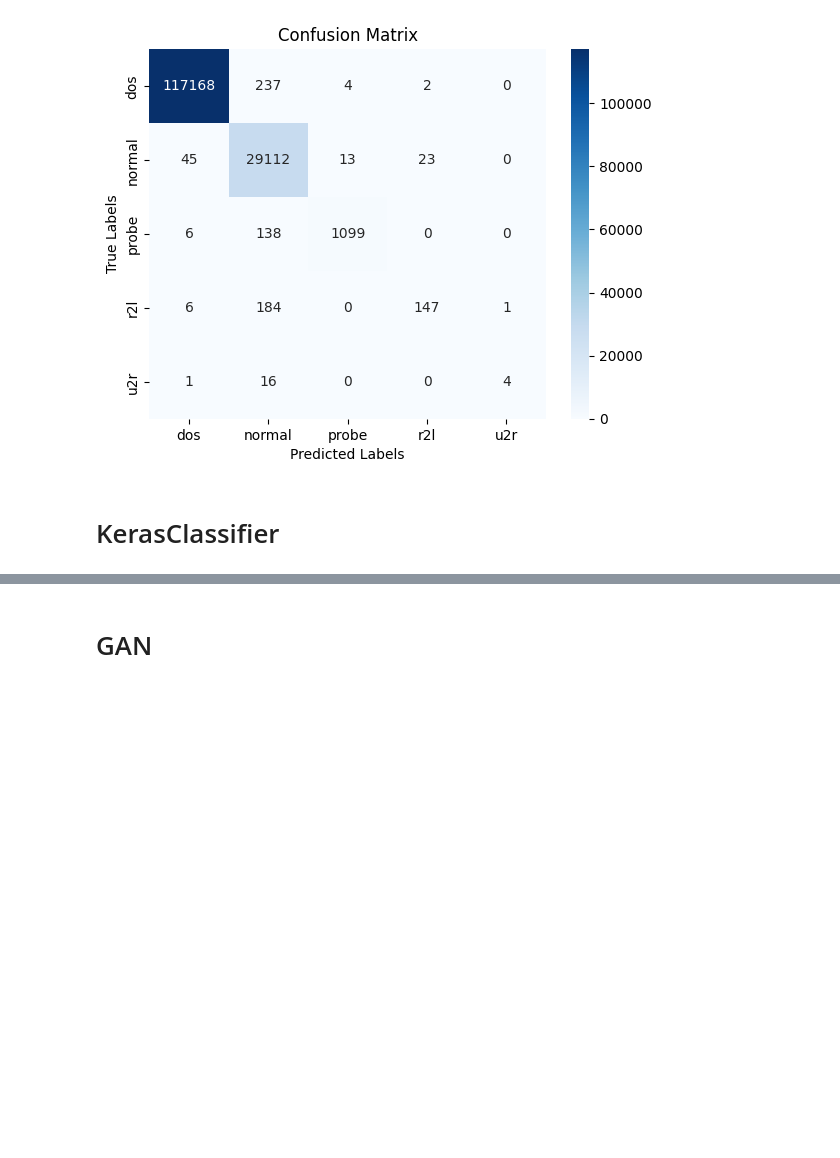
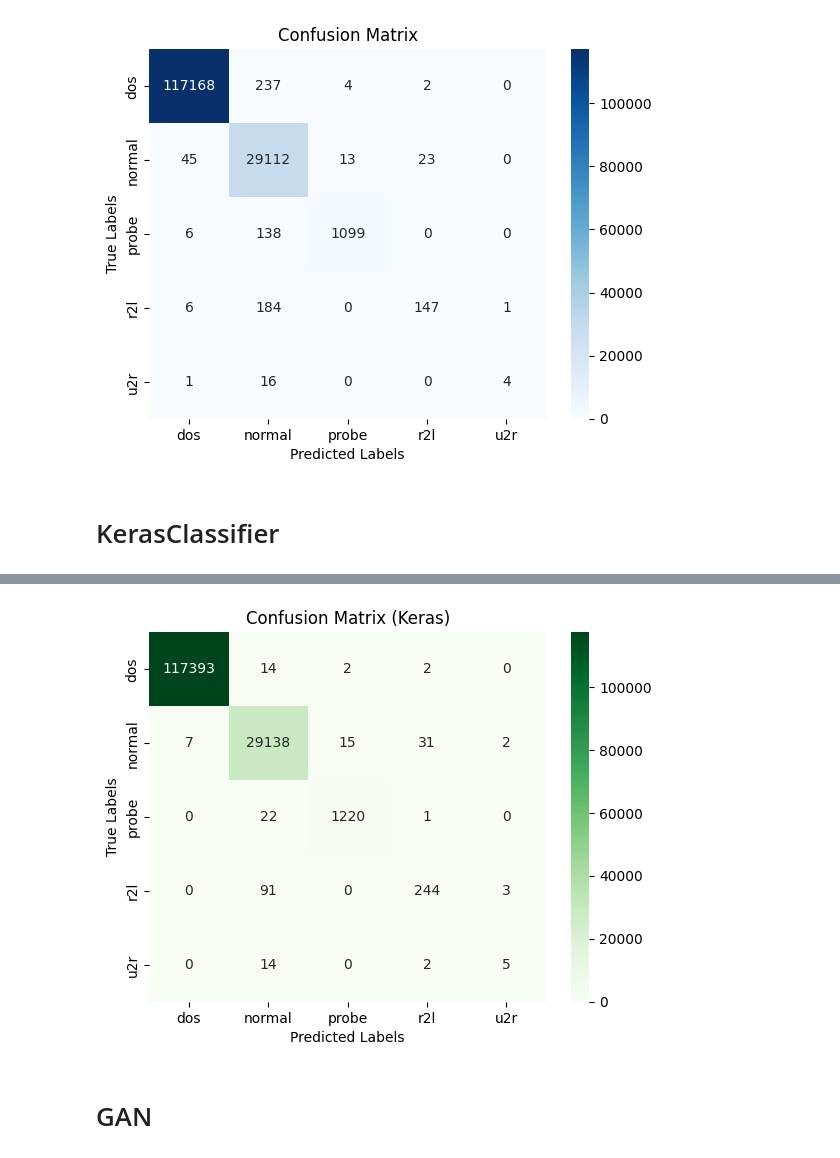
Before and after one commit to Pakapakk/Network_Traffic_Anomaly_Detection, a Jupyter notebook: anomaly_detection.ipynb, the cells around one changed output, grey strips where cells are left out. Saved outputs shown, nothing was run; the diff lists cells and outputs as text; code cells hidden in the pictures; blank space fills up the shorter version.

Commit message:
Add keras training

```diff
--- a/anomaly_detection.ipynb
+++ b/anomaly_detection.ipynb
@@ -399,0 +425,11 @@ plt.show()
+# %%
+# Compile the model
+model.compile(loss='sparse_categorical_crossentropy',  # Use sparse_categorical_crossentropy
+              optimizer='adam',
+              metrics=['accuracy'])
+# %%
+# Train the model
+start_time = time.time()
+model.fit(X_train_scaled, Y_train_encoded, epochs=10, batch_size=32, validation_split=0.1) # adjust epochs and batch_size
+end_time = time.time()
+print("Training time:", end_time - start_time)
@@ -399,0 +461,5 @@ plt.show()
+# %%
+# Make predictions
+Y_pred_keras = model.predict(X_test_scaled)
+Y_pred_keras_classes = np.argmax(Y_pred_keras, axis=1)
+Y_pred_keras_labels = le.inverse_transform(Y_pred_keras_classes)
@@ -400,3 +483,15 @@ plt.show()
+# %%
+cm_keras = confusion_matrix(Y_test_scaled, Y_pred_keras_labels)
+# %%
+labels = ["dos", "normal", "probe", "r2l", "u2r"]
+
+sns.heatmap(cm_keras, annot=True, fmt="d", cmap="Greens", xticklabels=labels, yticklabels=labels)
+plt.xlabel("Predicted Labels")
+plt.ylabel("True Labels")
+plt.title("Confusion Matrix (Keras)")
+plt.show()
+# %% [output]
+[figure, added]
 # %% [markdown]
 # GAN
 # %%
```
Also changed, not shown: parts of 9 cells of this notebook.
